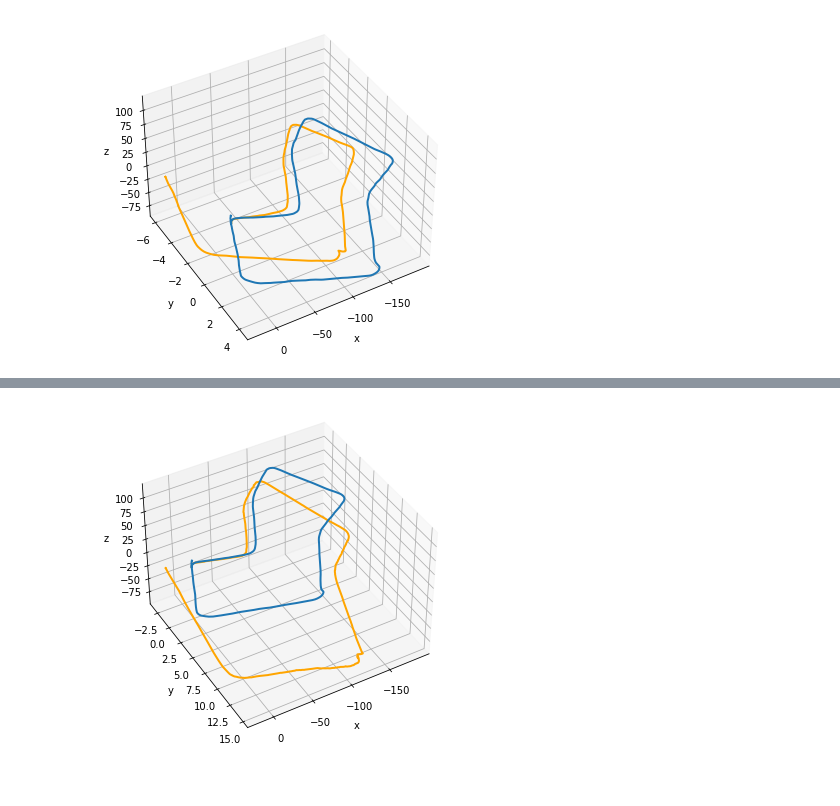
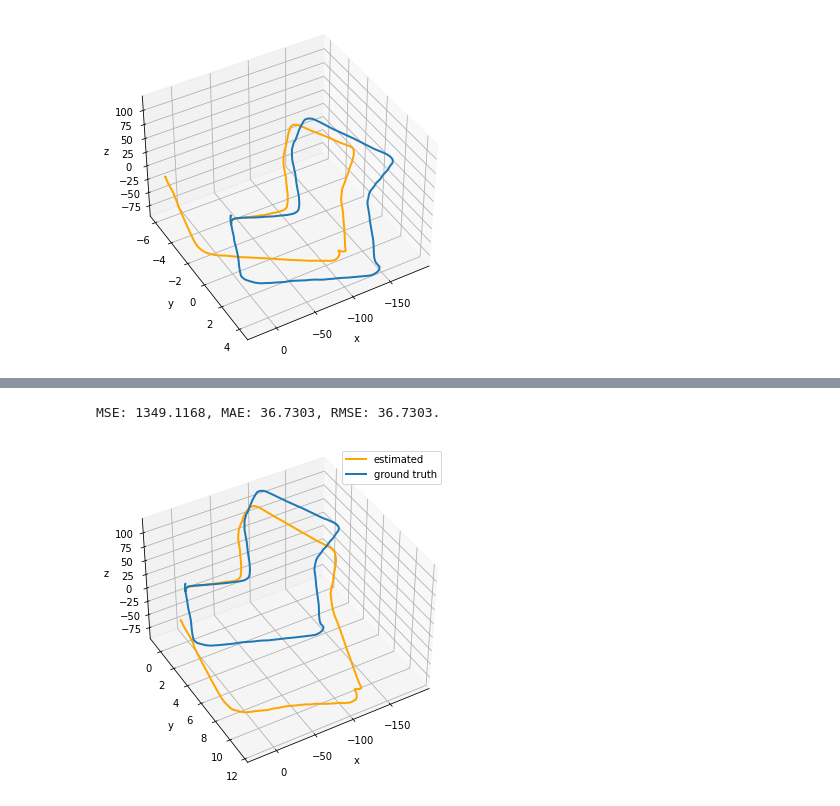
Before and after one commit to KoKoLates/kitti-dataset-visualize, a Jupyter notebook: notebook/main.ipynb, the cells around one changed output, grey strips where cells are left out. Saved outputs shown, nothing was run; the diff lists cells and outputs as text; code cells hidden in the pictures; blank space fills up the shorter version.

```diff
--- a/notebook/main.ipynb
+++ b/notebook/main.ipynb
@@ -329,14 +350,12 @@ MAE: 33.6367, MSE: 1131.4299, RMSE: 33.6367.
 # %%
 %matplotlib inline
-
-from tqdm import tqdm
-
 handler = DatasetHandler()
 vo = VisualOdometry(
     handler.K0,
     handler.K1,
     handler.Tr,
     handler.imsize,
+    stereo_matcher='sgbm',
     matching_threshold=0.5
 )
 
@@ -366,35 +365,9 @@ ax.view_init(elev=40, azim=60)
-# %%
-%matplotlib inline
-handler = DatasetHandler()
-vo = VisualOdometry(
-    handler.K0,
-    handler.K1,
-    handler.Tr,
-    handler.imsize,
-    stereo_matcher='bm',
-    matching_threshold=0.45
-)
-
-for _ in tqdm(range(handler.frame_num - 1)):
-    image0, image1, image2 = handler.next_frame()
-    vo.update(image0, image1, image2)
-# %%
-fig = plt.figure(figsize=(10,6))
-ax = fig.add_subplot(111, projection='3d')
-
-ax.plot(vo.traj[:, :, 3][:, 0],
-        vo.traj[:, :, 3][:, 1],
-        vo.traj[:, :, 3][:, 2],
-        label='estimated', color='orange', linewidth=2)
-
-ax.plot(handler.gt[:, :, 3][:, 0],
-        handler.gt[:, :, 3][:, 1],
-        handler.gt[:, :, 3][:, 2],
-        label='ground truth', linewidth=2)
-
-ax.set_xlabel('x')
-ax.set_ylabel('y')
-ax.set_zlabel('z')
-ax.view_init(elev=40, azim=60)
-# %% [output]
-[figure, removed]
+# %%
+eval = TrajectoryEvaluator(handler.gt, vo.traj)
+eval.error()
+# %% [output]
+MSE: 1349.1168, MAE: 36.7303, RMSE: 36.7303.
+# %%
+eval.plot()
+# %% [output]
+[figure, added]
```
Also changed, not shown: parts of 17 cells of this notebook.
